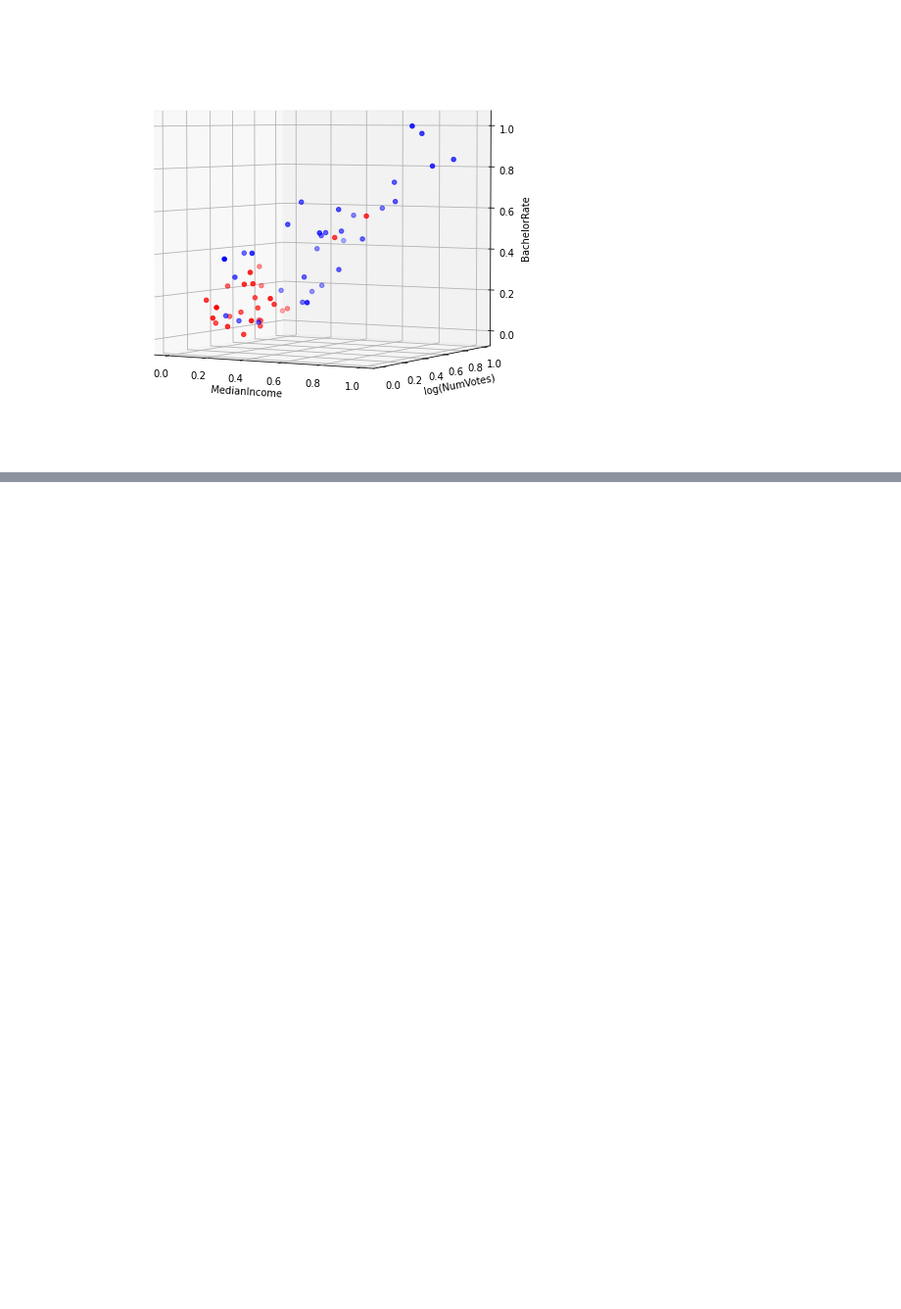
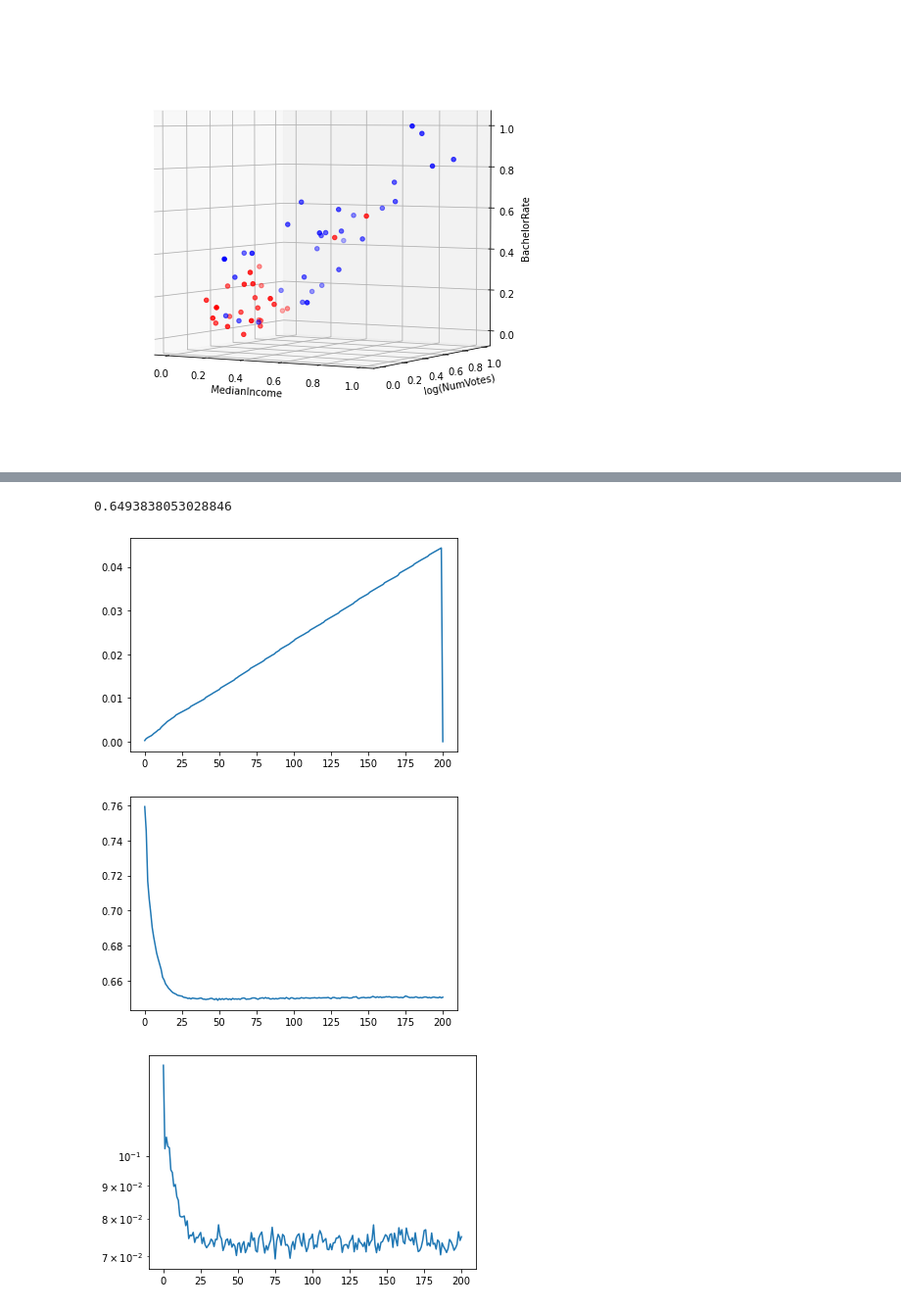
Before and after one commit to krgaurav-iitb/AMSC808N_Project1, a Jupyter notebook: Alex_Code/Project1notebook.ipynb, the cells around one changed output, grey strips where cells are left out. Shown at 98% size. Drawn from its saved outputs; the diff is of its cells as text; code cells hidden in the pictures; blank space fills up the shorter version.

Commit message:
Fixed some bugs, added code to get data, still an error in SLBFGS

```diff
--- a/Alex_Code/Project1notebook.ipynb
+++ b/Alex_Code/Project1notebook.ipynb
@@ -359,6 +382,44 @@ def ahalf0(itr, m0, a):
             kitr += 1
             ksum += 2**kitr/kitr
         return 2**(-kitr)*a
+# %%
+n = Y.shape[0]
+itermax = 200
+avg_f = np.zeros(itermax+1)
+avg_gradnorm = np.zeros(itermax+1)
+trials = 1000
+a = 0.5
+lam = 0.01
+fun = lambda I,Y,w: fun0(I,Y,w,lam)
+gfun = lambda I,Y,w: gfun0(I,Y,w,lam)
+aconst = lambda itr: aconst0(itr,a)
+w = np.array([1,1,-1,-1])
+for i in range(trials):
+    xiter, f, gradnorm, runtime = SLBFGS(fun, gfun, Y, w, m = 5, \
+        batchsizeg = 64, batchsizeH = int(n/2),maxiter = itermax, stepsperHupdate = 10)
+    avg_f += f/trials
+    avg_gradnorm += gradnorm/trials
+
+print(f[-1])
+# %% [output]
+0.6493838053028846
+# %%
+plt.figure()
+plt.plot(runtime)
+plt.show()
+
+plt.figure()
+plt.plot(avg_f)
+plt.show()
+
+plt.figure()
+plt.plot(avg_gradnorm)
+plt.yscale('log')
+plt.show()
+# %% [output]
+[figure, added]
+[figure, added]
+[figure, added]
 # %%
 maxiter = 5000
 trials = 1000
```
Also changed, not shown: parts of 15 cells of this notebook, 4 other files.
